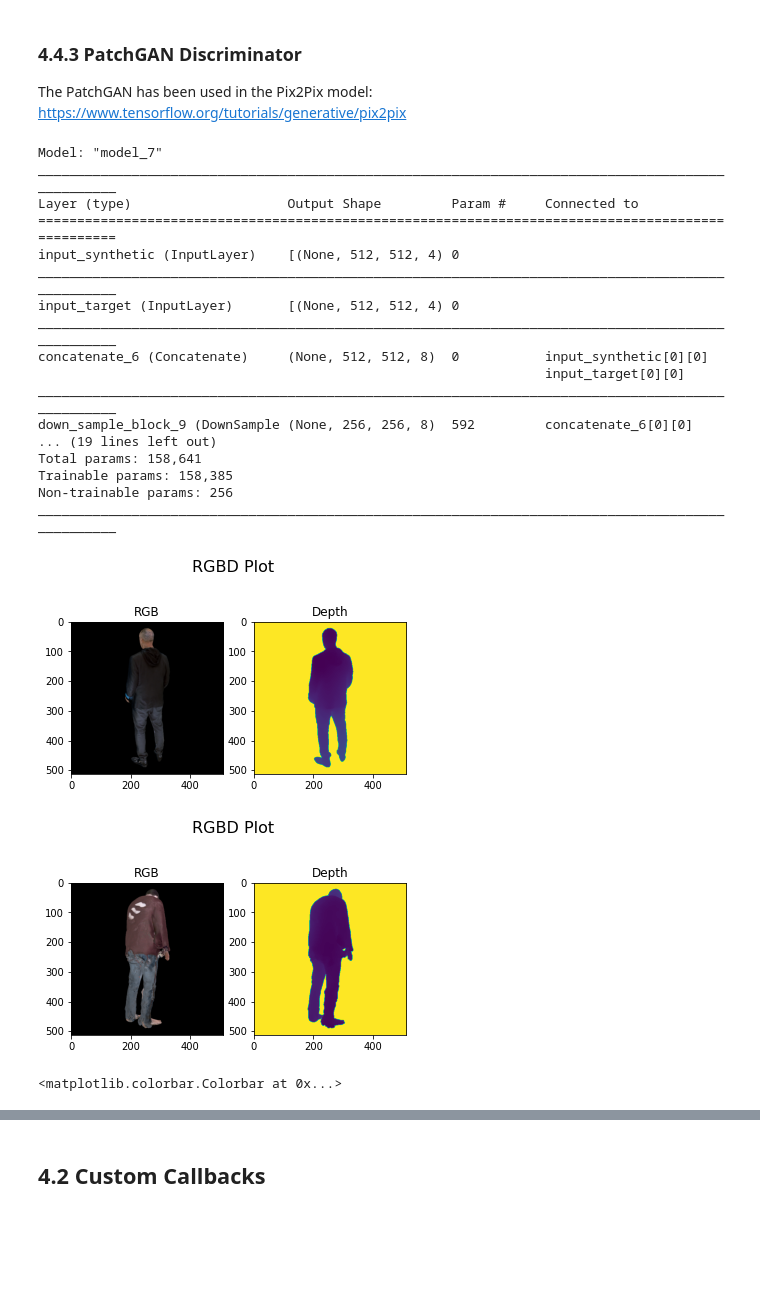
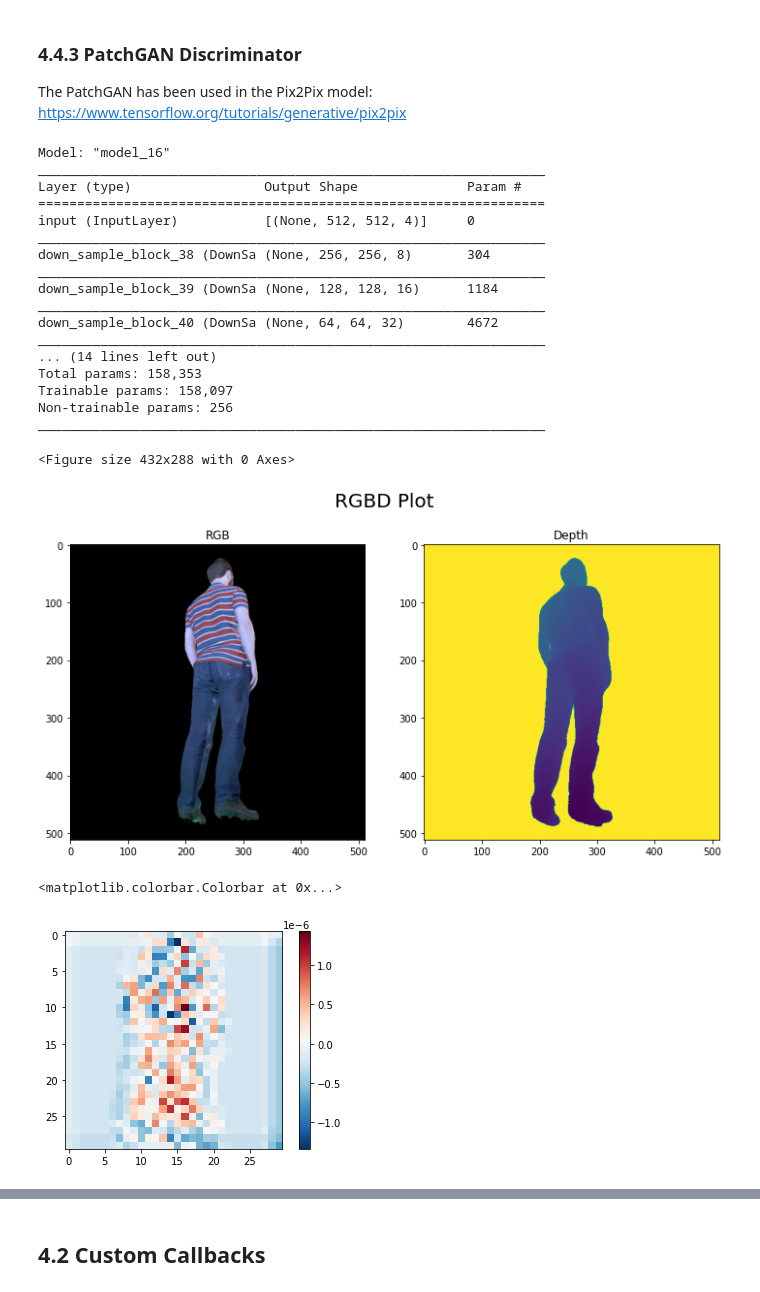
Before and after one commit to sascha-kirch/VoloGAN, a Jupyter notebook: VologramsData_Playground.ipynb, the cells around one changed output, grey strips where cells are left out. Saved outputs shown, nothing was run; the diff lists cells and outputs as text; code cells hidden in the pictures; blank space fills up the shorter version.

```diff
--- a/VologramsData_Playground.ipynb
+++ b/VologramsData_Playground.ipynb
@@ -245,7 +234,8 @@ def Create_tensorflow_dataset(data, trainSplit = None):
 # %%
 def Plot_RGBD_Sample(rgbd, title = "RGBD Plot"):
   fig = plt.figure()
-  fig.suptitle(title, fontsize=16)
+  fig = plt.figure(figsize=[12,6])
+  fig.suptitle(title, fontsize=20)
   ax = fig.add_subplot(1, 2, 1)
   imgplot = plt.imshow(rgbd[:,:,0:3])
   ax.set_title('RGB')
@@ -816,6 +1049,8 @@ The PatchGAN has been used in the Pix2Pix model: https://www.tensorflow.org/tuto
 class PatchGAN(tf.keras.Model):
   def __init__(self, filters = 4, num_up_down_blocks = 4, kernel_initializer = KERNEL_INIT):
     super(PatchGAN, self).__init__()
+
+    self.modelType = "PatchGAN"
 
     self.concat = tf.keras.layers.Concatenate()
 
@@ -833,63 +1068,60 @@ class PatchGAN(tf.keras.Model):
     #everthing down to one channel
     self.conv2 = tf.keras.layers.Conv2D(1, 4, strides=1, kernel_initializer = kernel_initializer)
 
-  def call(self, input_synthetic, input_target):
-    x = self.concat([input_synthetic,input_target])
+  def call(self, input):
+    x = input
     #Downsampling Blocks
     for down in self.downBlocks:
         x = down(x)
     x = self.zeroPadding1(x)
     x = self.conv1(x)
     x = self.batchNorm(x)
     x = self.act(x)
     x = self.zeroPadding2(x)
     x = self.conv2(x)
 
     return x
 
 
   def build_model_from_layers(self, inputDim):
-    x = tf.keras.layers.Input(shape=(inputDim), name = "input_synthetic")
-    y = tf.keras.layers.Input(shape=(inputDim), name = "input_target")
-    return tf.keras.Model(inputs=[x, y], outputs=self.call(x,y))
+    x = tf.keras.layers.Input(shape=(inputDim), name = "input")
+    return tf.keras.Model(inputs=x, outputs=self.call(x))
 
 # Test
 # Test input has the shape of the 1 training example of the dataset
 dataShape = (512,512,4)
-test_Input = tf.keras.layers.Input(shape=dataShape)
 
 patchGAN = PatchGAN(num_up_down_blocks = 4)
 patchGAN.build_model_from_layers(dataShape).summary()
 tf.keras.utils.plot_model(patchGAN.build_model_from_layers(dataShape), show_shapes=True, expand_nested=True)
 
 # Test forward Propagation
 #rgbd_samples = Combine_color_depth(DATA_PATH)
-img1 = rgbd_synthetic[24,:,:,:]
-img2 = rgbd_target[24,:,:,:]
-Plot_RGBD_Sample(img1)
-Plot_RGBD_Sample(img2)
-output = patchGAN(img1[tf.newaxis,...], img2[tf.newaxis,...], training = False)
+img = rgbd_synthetic[24,:,:,:]
+Plot_RGBD_Sample(img)
+output = patchGAN(img[tf.newaxis,...], training = False)
 plt.imshow(output[0,...,-1], cmap='RdBu_r')
 plt.colorbar()
 #print(output)
 # %% [output]
-Model: "model_7"
-__________________________________________________________________________________________________
-Layer (type)                    Output Shape         Param #     Connected to
-==================================================================================================
-input_synthetic (InputLayer)    [(None, 512, 512, 4) 0
-__________________________________________________________________________________________________
-input_target (InputLayer)       [(None, 512, 512, 4) 0
-__________________________________________________________________________________________________
-concatenate_6 (Concatenate)     (None, 512, 512, 8)  0           input_synthetic[0][0]
-                                                                 input_target[0][0]
-__________________________________________________________________________________________________
-down_sample_block_9 (DownSample (None, 256, 256, 8)  592         concatenate_6[0][0]
-... (19 lines left out)
-Total params: 158,641
-Trainable params: 158,385
+Model: "model_16"
+_________________________________________________________________
+Layer (type)                 Output Shape              Param #
+=================================================================
+input (InputLayer)           [(None, 512, 512, 4)]     0
+_________________________________________________________________
+down_sample_block_38 (DownSa (None, 256, 256, 8)       304
+_________________________________________________________________
+down_sample_block_39 (DownSa (None, 128, 128, 16)      1184
+_________________________________________________________________
+down_sample_block_40 (DownSa (None, 64, 64, 32)        4672
+_________________________________________________________________
+... (14 lines left out)
+Total params: 158,353
+Trainable params: 158,097
 Non-trainable params: 256
-__________________________________________________________________________________________________
+_________________________________________________________________
+<Figure size 432x288 with 0 Axes>
-[figure, old version]
+[figure, new version]
+<matplotlib.colorbar.Colorbar at 0x...>
-[figure, old version]
+[figure, new version]
-<matplotlib.colorbar.Colorbar at 0x...>
```
Also changed, not shown: parts of 34 cells of this notebook.
